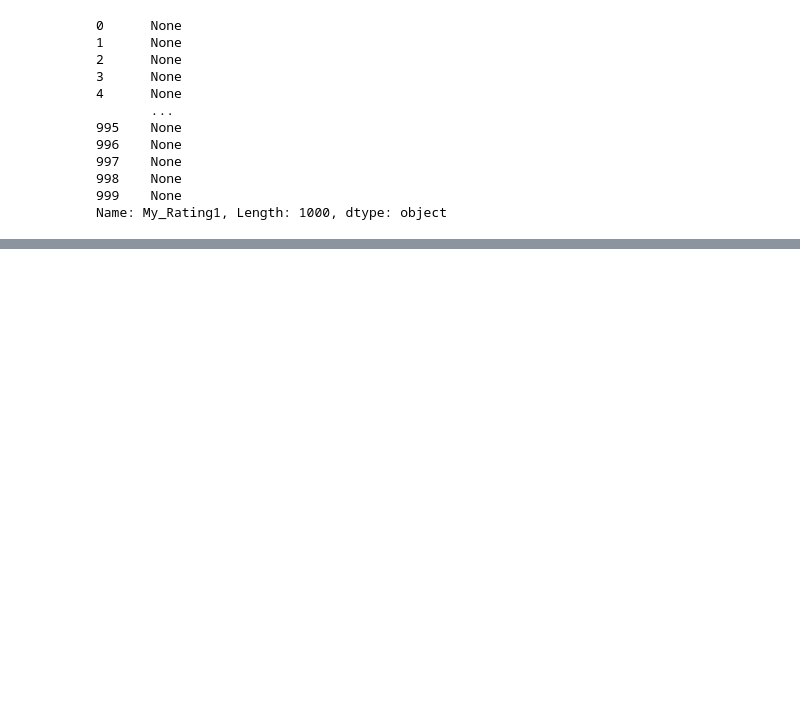
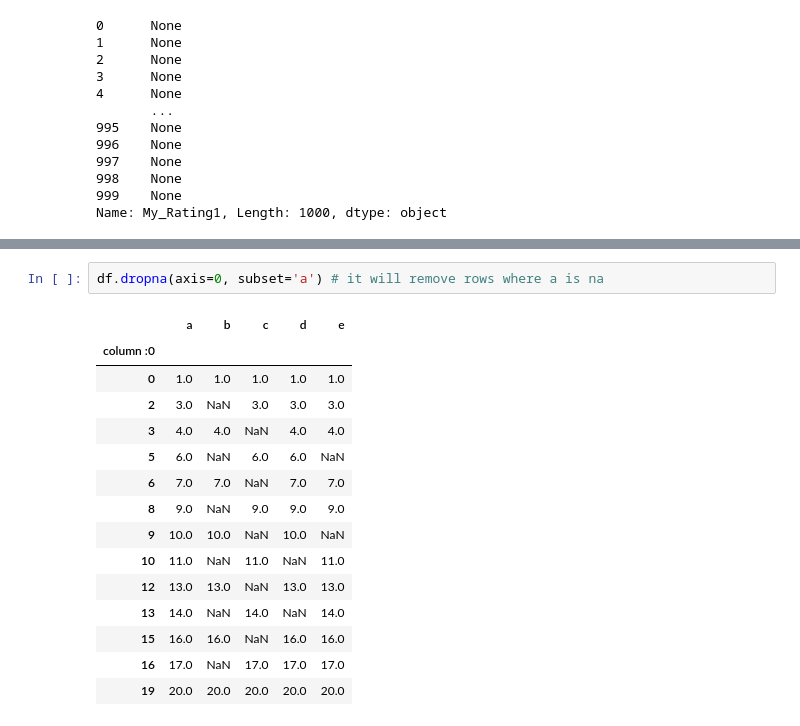
Before and after one commit to bvkiran8058/Data-Science-with-GenAI, a Jupyter notebook: Pandas/DataFrame/Part 1.ipynb, the cells around one changed output, grey strips where cells are left out. Saved outputs shown, nothing was run; the diff lists cells and outputs as text; blank space fills up the shorter version.

```diff
--- a/Pandas/DataFrame/Part 1.ipynb
+++ b/Pandas/DataFrame/Part 1.ipynb
@@ -738,0 +838,18 @@ movies.head()
+# %%
+df.dropna(axis=0, subset='a') # it will remove rows where a is na
+# %% [output]
+|  | a | b | c | d | e |
+| column :0 |  |  |  |  |  |
+| 0 | 1.0 | 1.0 | 1.0 | 1.0 | 1.0 |
+| 2 | 3.0 | NaN | 3.0 | 3.0 | 3.0 |
+| 3 | 4.0 | 4.0 | NaN | 4.0 | 4.0 |
+| 5 | 6.0 | NaN | 6.0 | 6.0 | NaN |
+| 6 | 7.0 | 7.0 | NaN | 7.0 | 7.0 |
+| 8 | 9.0 | NaN | 9.0 | 9.0 | 9.0 |
+| 9 | 10.0 | 10.0 | NaN | 10.0 | NaN |
+| 10 | 11.0 | NaN | 11.0 | NaN | 11.0 |
+| 12 | 13.0 | 13.0 | NaN | 13.0 | 13.0 |
+| 13 | 14.0 | NaN | 14.0 | NaN | 14.0 |
+| 15 | 16.0 | 16.0 | NaN | 16.0 | 16.0 |
+| 16 | 17.0 | NaN | 17.0 | 17.0 | 17.0 |
+| 19 | 20.0 | 20.0 | 20.0 | 20.0 | 20.0 |
```
Also changed, not shown: parts of 7 cells of this notebook, 1 other file.
